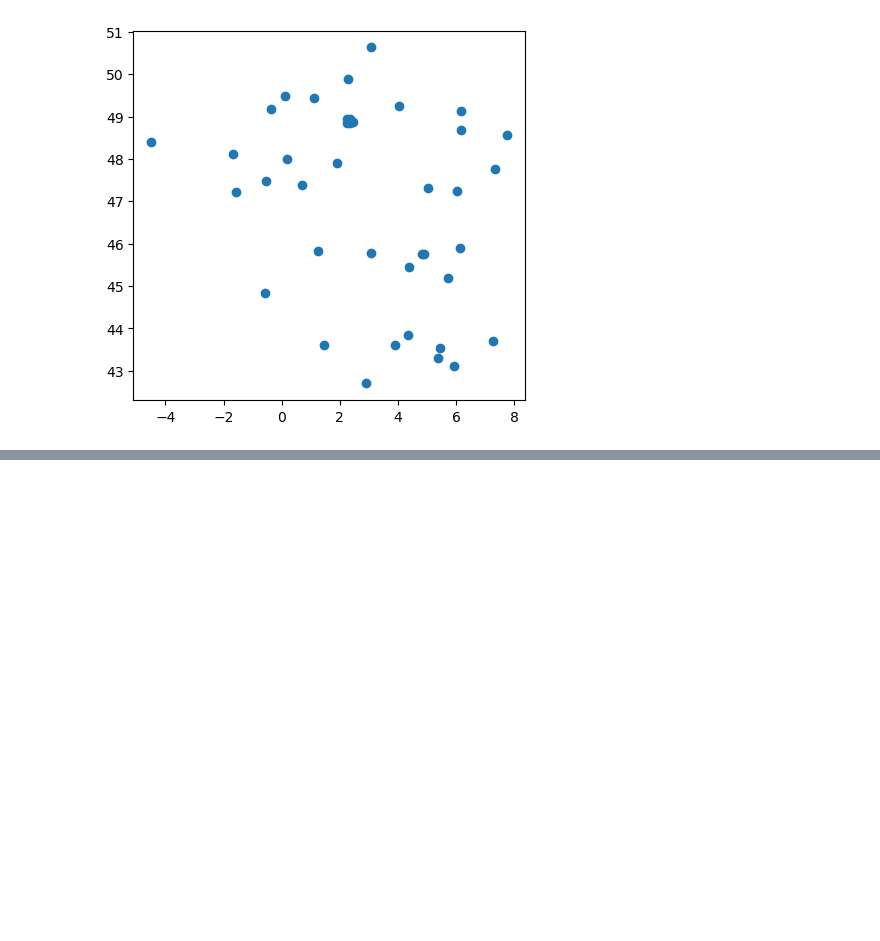
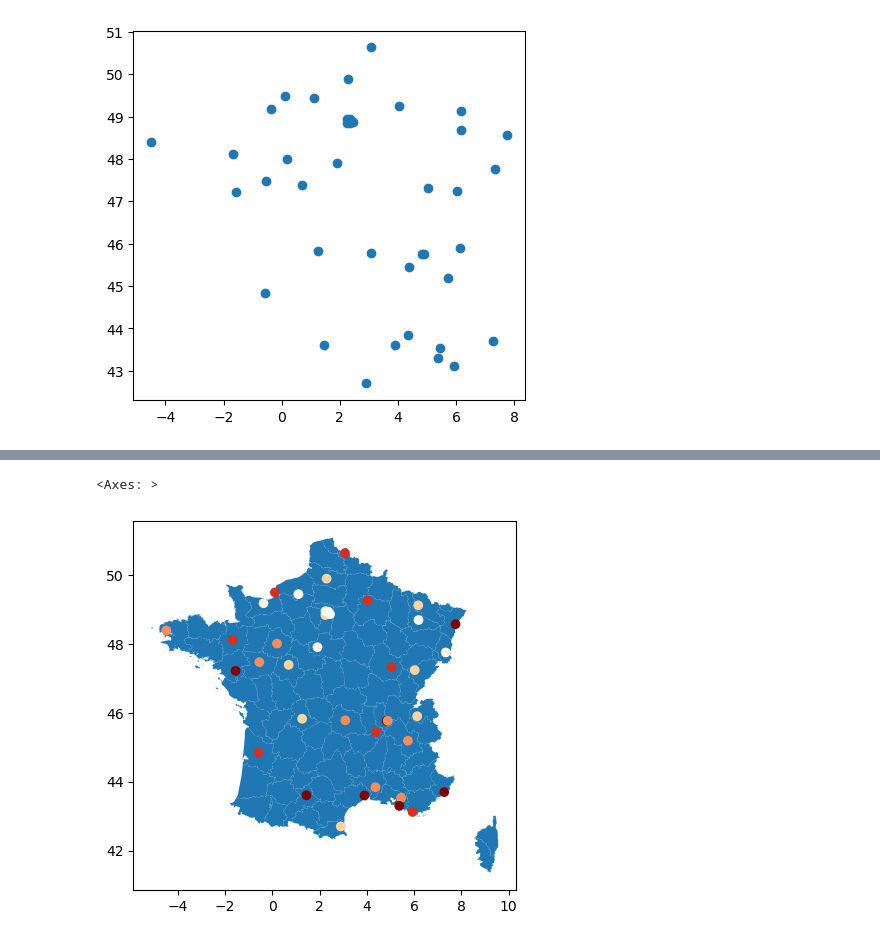
Before and after one commit to matthcol/python202503, a Jupyter notebook: Villes_pandas_gis.ipynb, the cells around one changed output, grey strips where cells are left out. Drawn from its saved outputs; the diff is of its cells as text; code cells hidden in the pictures; blank space fills up the shorter version.

```diff
--- a/Villes_pandas_gis.ipynb
+++ b/Villes_pandas_gis.ipynb
@@ -1739,0 +1687,14 @@ ctxt.providers
+# %%
+# ax : référence de la 1ere carte
+ax = gdf_departement.plot()
+# ajout sur le fond de carte d'autres éléments
+gdf_cities_metropole.plot(
+    ax=ax,
+    column='population',
+    cmap='OrRd',
+    scheme='quantiles',
+)
+ax
+# %% [output]
+<Axes: >
+[figure, added]
```
Also changed, not shown: parts of 16 cells of this notebook.
